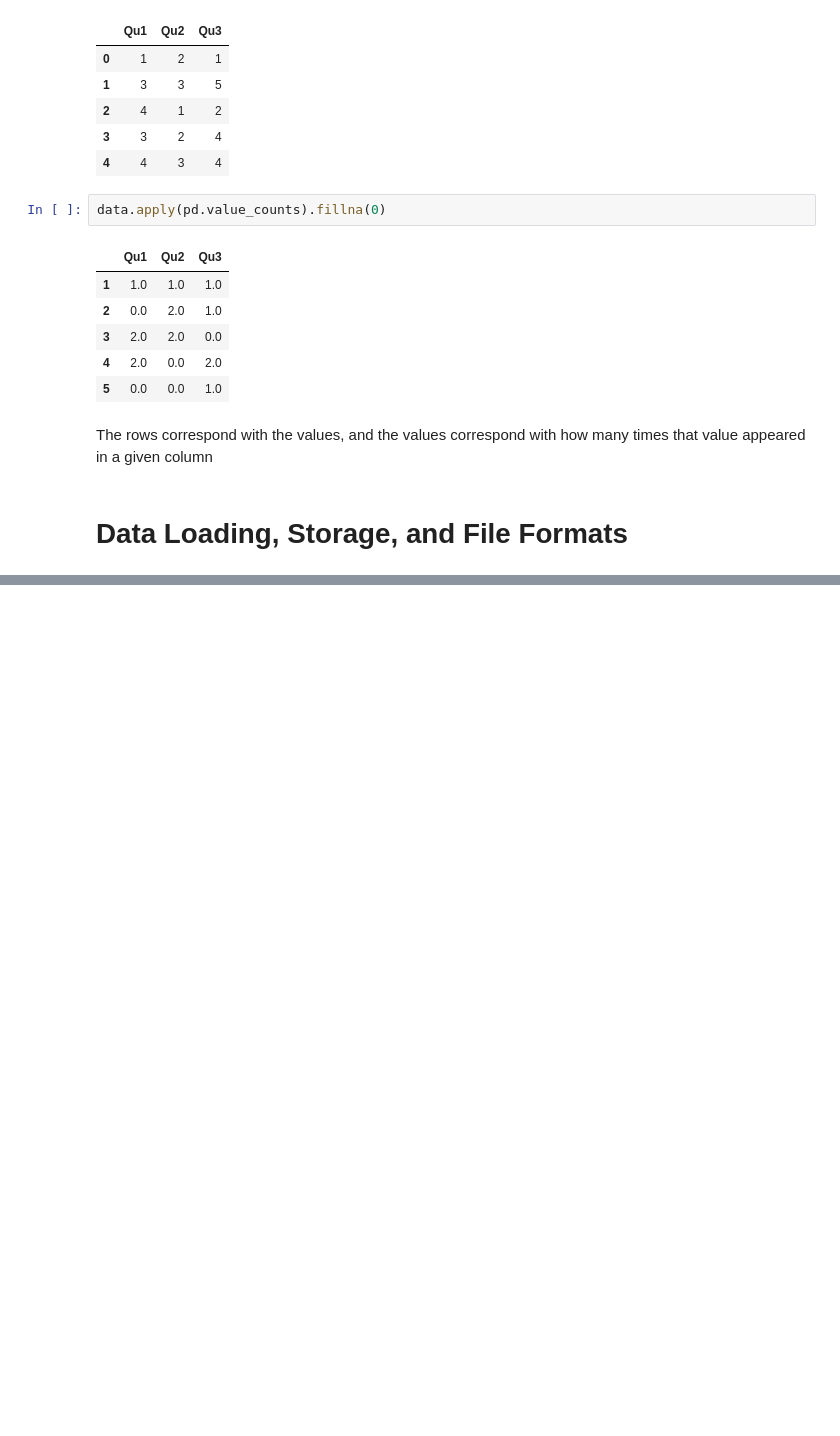
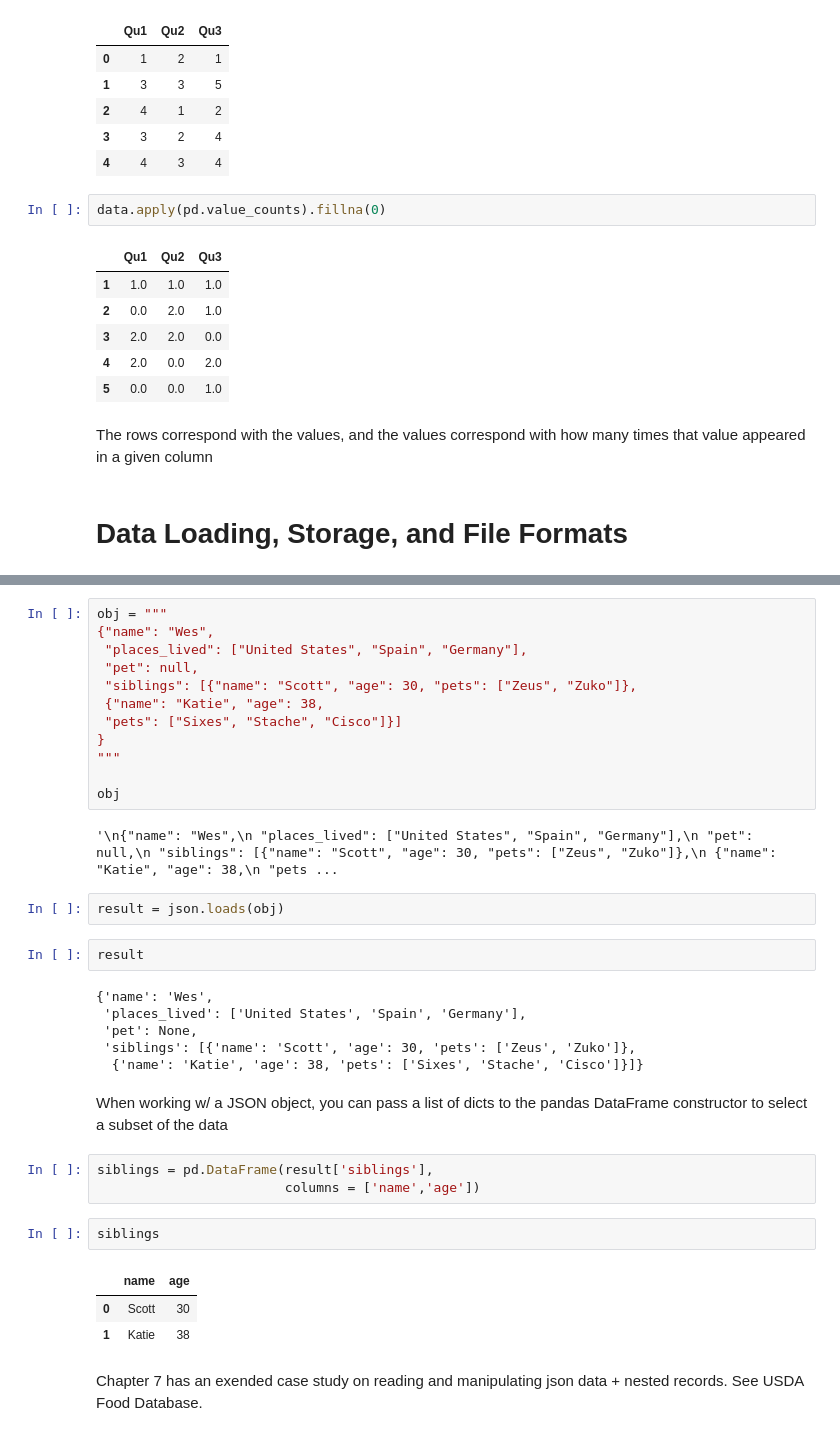
Before and after one commit to segoldma/python-errata, a Jupyter notebook: python_for_data_analysis.ipynb, the cells around one changed output, grey strips where cells are left out. Drawn from its saved outputs; the diff is of its cells as text; blank space fills up the shorter version.

Commit message:
added a few notes on importing data with pd

```diff
--- a/python_for_data_analysis.ipynb
+++ b/python_for_data_analysis.ipynb
@@ -1798,0 +1821,37 @@ The rows correspond with the values, and the values correspond with how many tim
+# %%
+obj = """
+{"name": "Wes",
+ "places_lived": ["United States", "Spain", "Germany"],
+ "pet": null,
+ "siblings": [{"name": "Scott", "age": 30, "pets": ["Zeus", "Zuko"]},
+ {"name": "Katie", "age": 38,
+ "pets": ["Sixes", "Stache", "Cisco"]}]
+}
+"""
+
+obj
+# %% [output]
+'\n{"name": "Wes",\n "places_lived": ["United States", "Spain", "Germany"],\n "pet": null,\n "siblings": [{"name": "Scott", "age": 30, "pets": ["Zeus", "Zuko"]},\n {"name": "Katie", "age": 38,\n "pets ...
+# %%
+result = json.loads(obj)
+# %%
+result
+# %% [output]
+{'name': 'Wes',
+ 'places_lived': ['United States', 'Spain', 'Germany'],
+ 'pet': None,
+ 'siblings': [{'name': 'Scott', 'age': 30, 'pets': ['Zeus', 'Zuko']},
+  {'name': 'Katie', 'age': 38, 'pets': ['Sixes', 'Stache', 'Cisco']}]}
+# %% [markdown]
+When working w/ a JSON object, you can pass a list of dicts to the pandas DataFrame constructor to select a subset of the data
+# %%
+siblings = pd.DataFrame(result['siblings'],
+                        columns = ['name','age'])
+# %%
+siblings
+# %% [output]
+|  | name | age |
+| 0 | Scott | 30 |
+| 1 | Katie | 38 |
+# %% [markdown]
+Chapter 7 has an exended case study on reading and manipulating json data + nested records. See USDA Food Database.
```
Also changed, not shown: parts of 8 cells of this notebook.
